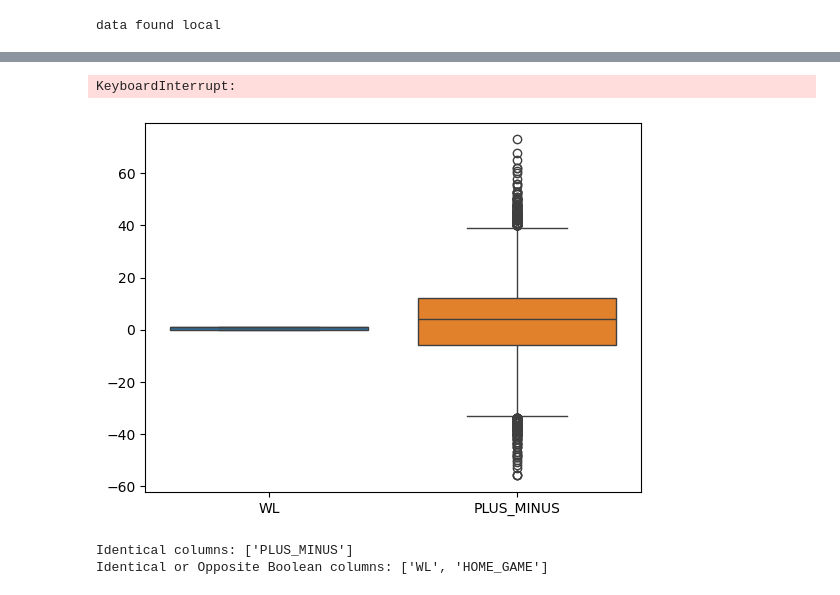
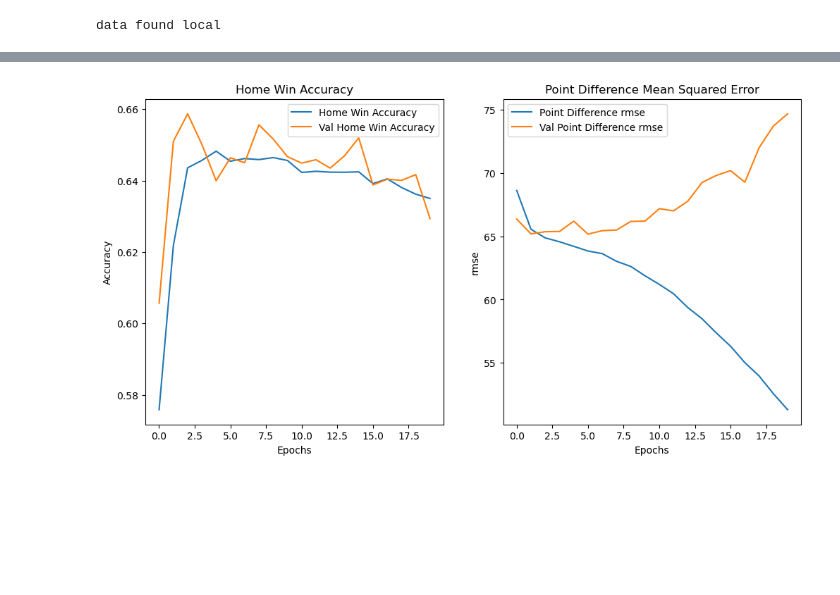
Before and after one commit to gari715135/deep-learning-intro-course, a Jupyter notebook: sample_projects/nba/nba.ipynb, the cells around one changed output, grey strips where cells are left out. Cells and saved outputs as stored; diff of their text form; code cells hidden in the pictures; blank space fills up the shorter version.

Commit message:
sample project - mediocre performance but more about practice

```diff
--- a/sample_projects/nba/nba.ipynb
+++ b/sample_projects/nba/nba.ipynb
@@ -10,7 +10,7 @@ from tensorflow.keras.models import Model
 from tensorflow.keras.layers import Input, Dense, Concatenate, Normalization
 from sklearn.model_selection import train_test_split
 import matplotlib.pyplot as plt
-
+import numpy as np
 
 nba_teams = teams.get_teams()
 fp_team = "./data/all_games.parquet.gzip"
@@ -44,13 +44,9 @@ all_games = utils.calculate_plus_minus(all_games)
 all_games["DAYS_SINCE_LAST_GAME"] = (
     all_games.groupby(["SEASON_ID", "TEAM_ID"])["GAME_DATE"].diff().dt.days
 )
-
-all_games = utils.calculate_head_to_head(all_games)
-all_games = utils.calculate_recent_performance(all_games, windows=[3, 10])
-all_games = utils.calculate_home_away_splits(all_games)
-all_games = utils.calculate_rest_days(all_games)
-all_games = utils.calculate_franchise_age(all_games, franchise_founding_dates)
-all_games = utils.calculate_cumulative_season_performance(all_games)
+# all_games.tail(20).to_csv('all_games_lastTwentyRows.csv', index=False)
+curr_game_cols = all_games.columns
+all_games = utils.calculate_recent_performance(all_games, windows=[3, 7, 10])
 # %% [output]
 data found local
 # %%
@@ -151,23 +212,4 @@ Index(['MIN', 'PTS', 'FGM', 'FGA', 'FG_PCT', 'FG3M', 'FG3A', 'FG3_PCT', 'FTM',
 # %%
-# Train the model
-history = model.fit(
-    [X_home_train, X_away_train],
-    {'home_win': y_home_train[target_win], 'point_diff': y_home_train[target_plus_minus]},
-    validation_data=([X_home_test, X_away_test],
-                     {'home_win': y_home_test[target_win], 'point_diff': y_home_test[target_plus_minus]}),
-    epochs=20,
-    batch_size=32
-)
-
-# Save the model
-model.save('home_away_model.h5')
-
-# Evaluate the model
-results = model.evaluate([X_home_test, X_away_test],
-                         {'home_win': y_home_test[target_win], 'point_diff': y_home_test[target_plus_minus]})
-
-print("Test Loss, Test Accuracy, Test MSE:", results)
-
 # Plot training history
 def plot_history(history):
     plt.figure(figsize=(12, 6))
@@ -213,38 +237 @@ Epoch 9/20
-KeyboardInterrupt:
+[figure, added]
-# %%
-import seaborn as sns
-sns.boxplot(data=y_home_train)
-plt.show()
-# %% [output]
-[figure, removed]
-# %%
-def find_identical_or_oposite_columns(df1, df2):
-    # Find columns that exist in both data frames
-    common_columns = set(df1.columns).intersection(set(df2.columns))
-
-    identical_columns = []
-
-    for col in common_columns:
-        if df1[col].equals(df2[col]):
-            identical_columns.append(col)
-        elif df1[col].dtype == 'bool' and df2[col].dtype == 'bool' and df1[col].equals(~df2[col]):
-            identical_columns.append(col)
-
-    return identical_columns
-
-fx = all_games.copy()
-fx['WL'] = fx['WL'].apply(lambda x: x == 'W')
-hom = fx.loc[all_games['HOME_GAME']].set_index("GAME_ID")
-awy = fx.loc[~all_games['HOME_GAME']].set_index("GAME_ID")
-
-identical_columns = find_identical_or_oposite_columns(hom.select_dtypes('number').abs(), awy.select_dtypes('number').abs())
-print("Identical columns:", identical_columns)
-
-# Checking boolean columns
-identical_boolean_columns = find_identical_or_oposite_columns(hom.select_dtypes('bool'), awy.select_dtypes('bool'))
-print("Identical or Opposite Boolean columns:", identical_boolean_columns)
-
-del fx, hom, awy, identical_columns, identical_boolean_columns
-# %% [output]
-Identical columns: ['PLUS_MINUS']
-Identical or Opposite Boolean columns: ['WL', 'HOME_GAME']
```
Also changed, not shown: parts of 5 cells of this notebook, 3 other files.
